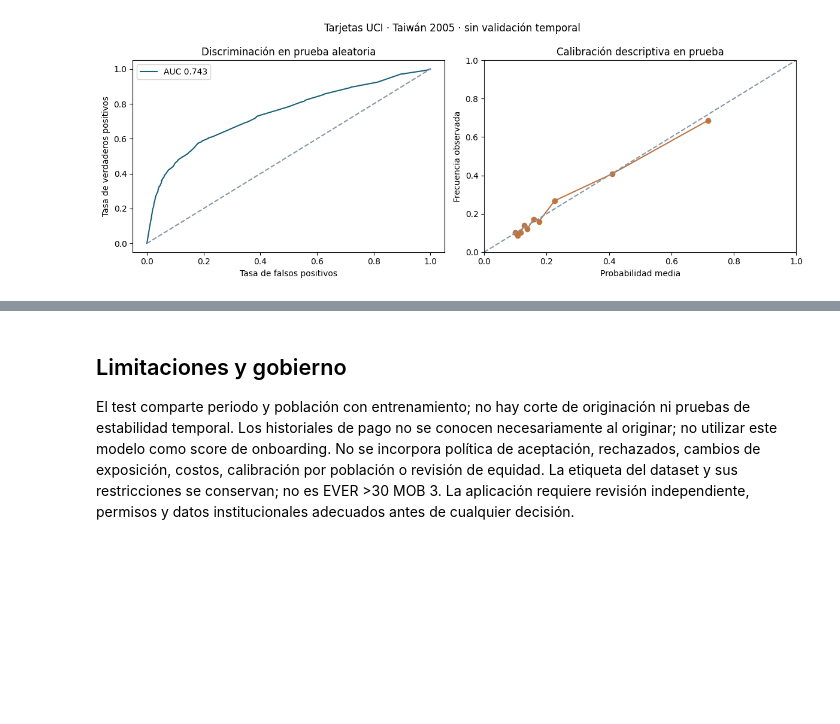
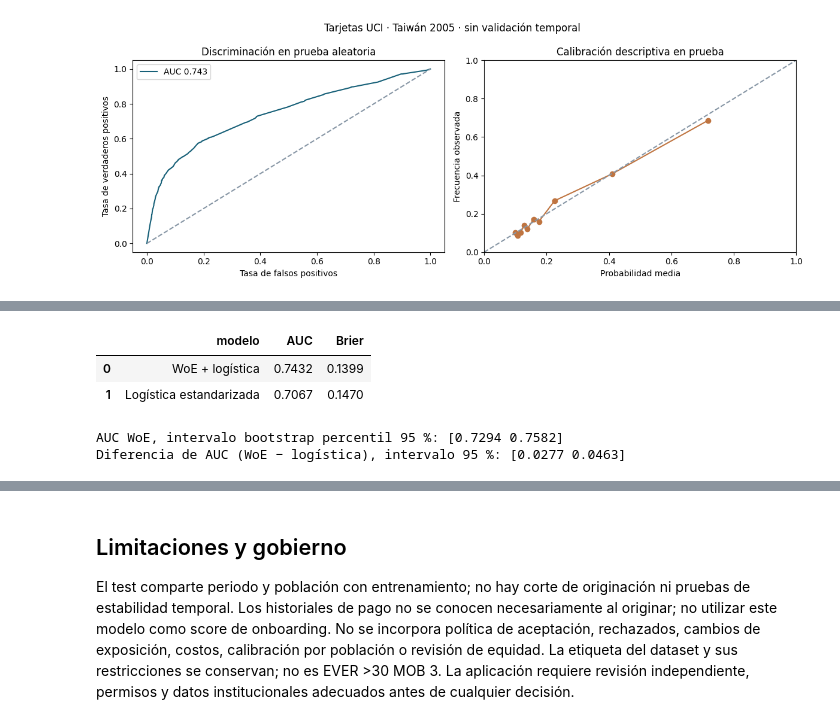
Before and after one commit to Jose85100/Portafolio, a Jupyter notebook: 03-financial-risk/01-credit-risk/credit-risk-products/scorecard-logistico-woe/observed-uci350/notebook.ipynb, the cells around one changed output, grey strips where cells are left out. Saved outputs shown, nothing was run; the diff lists cells and outputs as text; code cells hidden in the pictures; blank space fills up the shorter version.

Commit message:
Add paired bootstrap and benchmark to credit scorecard

```diff
--- a/03-financial-risk/01-credit-risk/credit-risk-products/scorecard-logistico-woe/observed-uci350/notebook.ipynb
+++ b/03-financial-risk/01-credit-risk/credit-risk-products/scorecard-logistico-woe/observed-uci350/notebook.ipynb
@@ -104,0 +108,21 @@ axs[1].plot(calibration.probabilidad_media,calibration.tasa_observada,'o-',color
+# %%
+from sklearn.pipeline import make_pipeline
+from sklearn.preprocessing import StandardScaler
+challenger=make_pipeline(StandardScaler(),LogisticRegression(max_iter=1000,random_state=42))
+challenger.fit(train[features],train[target]); prob_raw=challenger.predict_proba(test[features])[:,1]
+comparison=pd.DataFrame([{'modelo':'WoE + logística','AUC':roc_auc_score(y,prob),'Brier':brier_score_loss(y,prob)}, {'modelo':'Logística estandarizada','AUC':roc_auc_score(y,prob_raw),'Brier':brier_score_loss(y,prob_raw)}])
+display(comparison.round(4))
+rng=np.random.default_rng(20261112); diferencias=[]; auc_woe=[]
+for _ in range(500):
+    ix=rng.integers(0,len(y),len(y))
+    if np.unique(y[ix]).size<2: continue
+    a=roc_auc_score(y[ix],prob[ix]); b=roc_auc_score(y[ix],prob_raw[ix]);auc_woe.append(a);diferencias.append(a-b)
+assert len(diferencias)>=490
+print('AUC WoE, intervalo bootstrap percentil 95 %:',np.round(np.quantile(auc_woe,[.025,.975]),4))
+print('Diferencia de AUC (WoE − logística), intervalo 95 %:',np.round(np.quantile(diferencias,[.025,.975]),4))
+# %% [output]
+|  | modelo | AUC | Brier |
+| 0 | WoE + logística | 0.7432 | 0.1399 |
+| 1 | Logística estandarizada | 0.7067 | 0.1470 |
+AUC WoE, intervalo bootstrap percentil 95 %: [0.7294 0.7582]
+Diferencia de AUC (WoE − logística), intervalo 95 %: [0.0277 0.0463]
```
Also changed, not shown: parts of 3 cells of this notebook, 1 other file.
